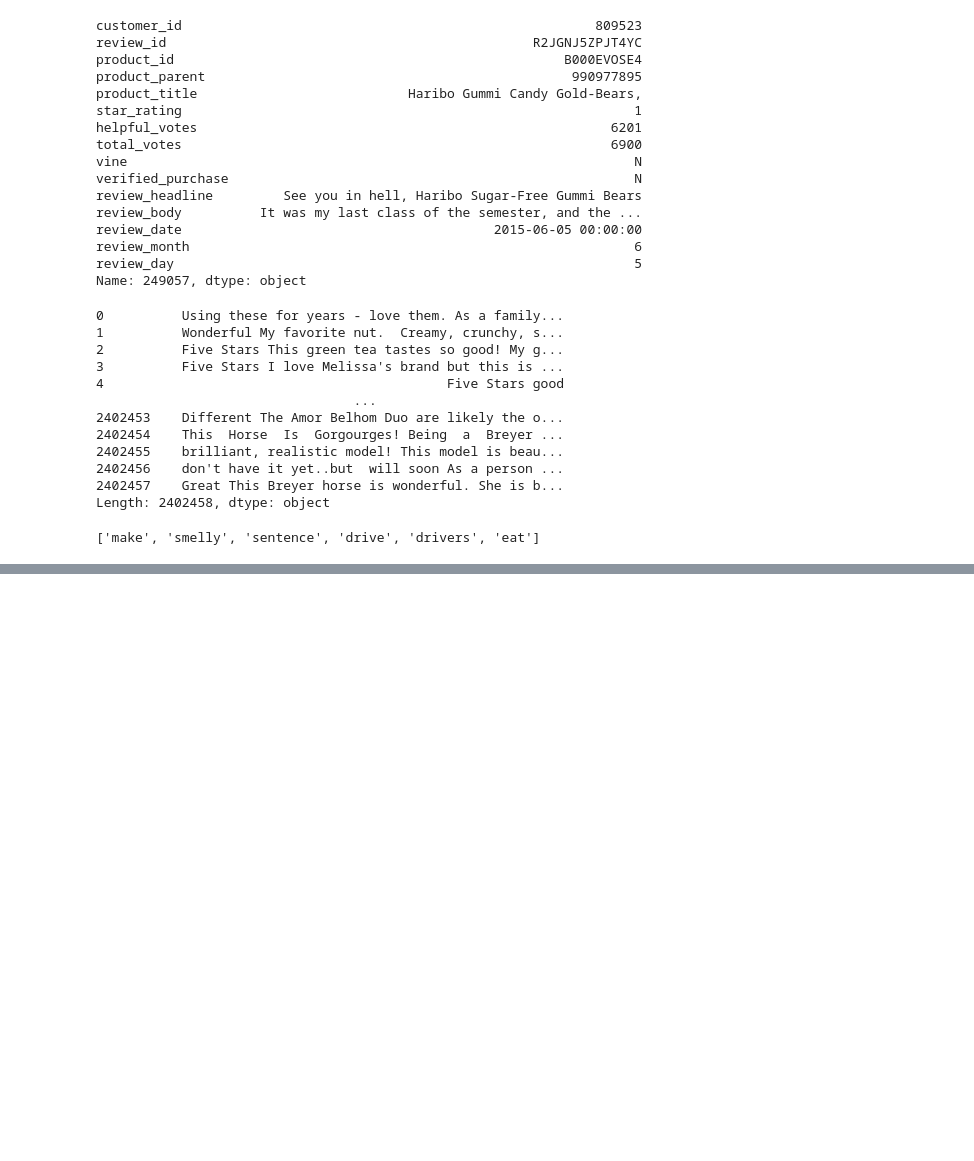
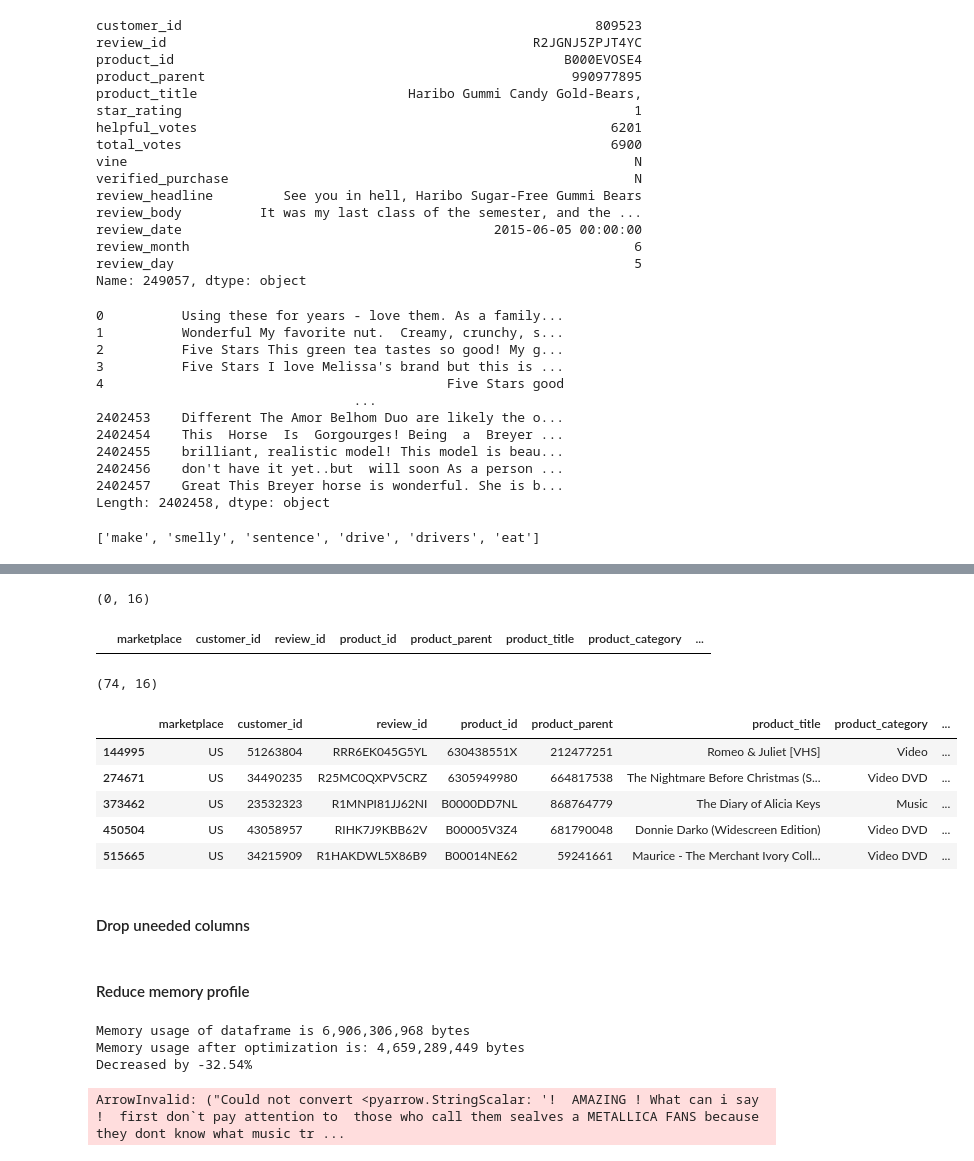
Before and after one commit to yksnilowyrahcaz/Product_Reviews_Analysis, a Jupyter notebook: eda.ipynb, the cells around one changed output, grey strips where cells are left out. Cells and saved outputs as stored; diff of their text form; code cells hidden in the pictures; blank space fills up the shorter version.

```diff
--- a/eda.ipynb
+++ b/eda.ipynb
@@ -551,0 +616,3 @@ tokenize('This is a, and !!! nothing is making me $))() smellier sentences about
+# %%
+# %time
+df2 = pd.read_csv('data/amazon_reviews_multilingual_US_v1_00.tsv', sep='\t', quoting=csv.QUOTE_NONE)
@@ -551,0 +639,3 @@ tokenize('This is a, and !!! nothing is making me $))() smellier sentences about
+# %%
+df2.fillna('', inplace=True)
+df2['review'] = (df2.review_headline + ' ' + df2.review_body).str.strip()
@@ -551,0 +662,19 @@ tokenize('This is a, and !!! nothing is making me $))() smellier sentences about
+# %%
+print(df2[df2.review_body.isna()].shape)
+df2[df2.review_body.isna()].head()
+# %% [output]
+(0, 16)
+|  | marketplace | customer_id | review_id | product_id | product_parent | product_title | product_category | ... |
+# %%
+print(df2[df2.review_headline.isna()].shape)
+df2[df2.review_headline.isna()].head()
+# %% [output]
+(74, 16)
+|  | marketplace | customer_id | review_id | product_id | product_parent | product_title | product_category | ... |
+| 144995 | US | 51263804 | RRR6EK045G5YL | 630438551X | 212477251 | Romeo & Juliet [VHS] | Video | ... |
+| 274671 | US | 34490235 | R25MC0QXPV5CRZ | 6305949980 | 664817538 | The Nightmare Before Christmas (S... | Video DVD | ... |
+| 373462 | US | 23532323 | R1MNPI81JJ62NI | B0000DD7NL | 868764779 | The Diary of Alicia Keys | Music | ... |
+| 450504 | US | 43058957 | RIHK7J9KBB62V | B00005V3Z4 | 681790048 | Donnie Darko (Widescreen Edition) | Video DVD | ... |
+| 515665 | US | 34215909 | R1HAKDWL5X86B9 | B00014NE62 | 59241661 | Maurice - The Merchant Ivory Coll... | Video DVD | ... |
+# %% [markdown]
+#### Drop uneeded columns
@@ -551,0 +683,12 @@ tokenize('This is a, and !!! nothing is making me $))() smellier sentences about
+# %% [markdown]
+#### Reduce memory profile
+# %%
+optimize_mem_usage(df2)
+# %% [output]
+Memory usage of dataframe is 6,906,306,968 bytes
+Memory usage after optimization is: 4,659,289,449 bytes
+Decreased by -32.54%
+# %%
+df2.to_parquet('data/amazon_reviews_multilingual_US_v1_00.parquet')
+# %% [output]
+ArrowInvalid: ("Could not convert <pyarrow.StringScalar: '!  AMAZING ! What can i say !  first don`t pay attention to  those who call them sealves a METALLICA FANS because they dont know what music tr ...
```
Also changed, not shown: parts of 29 cells of this notebook, 3 other files.
